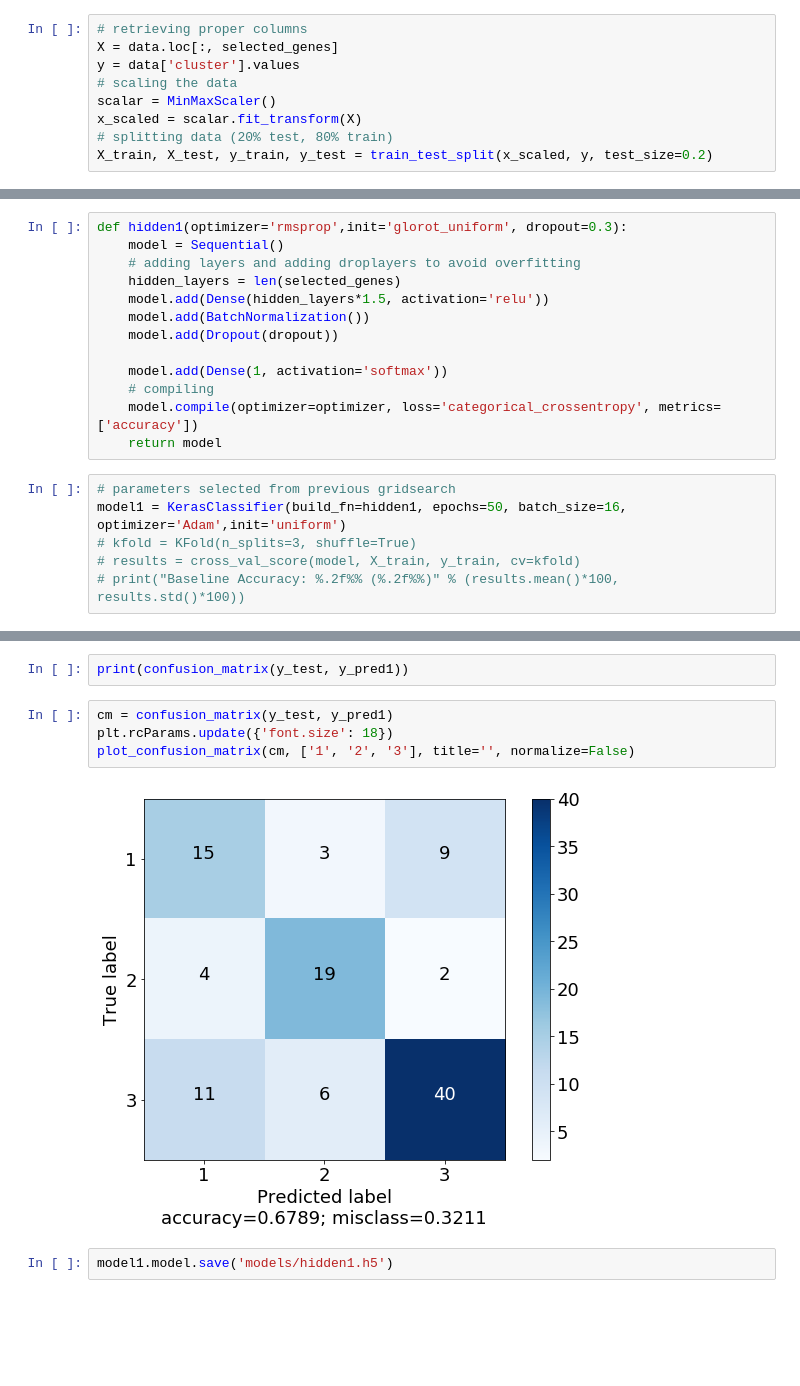
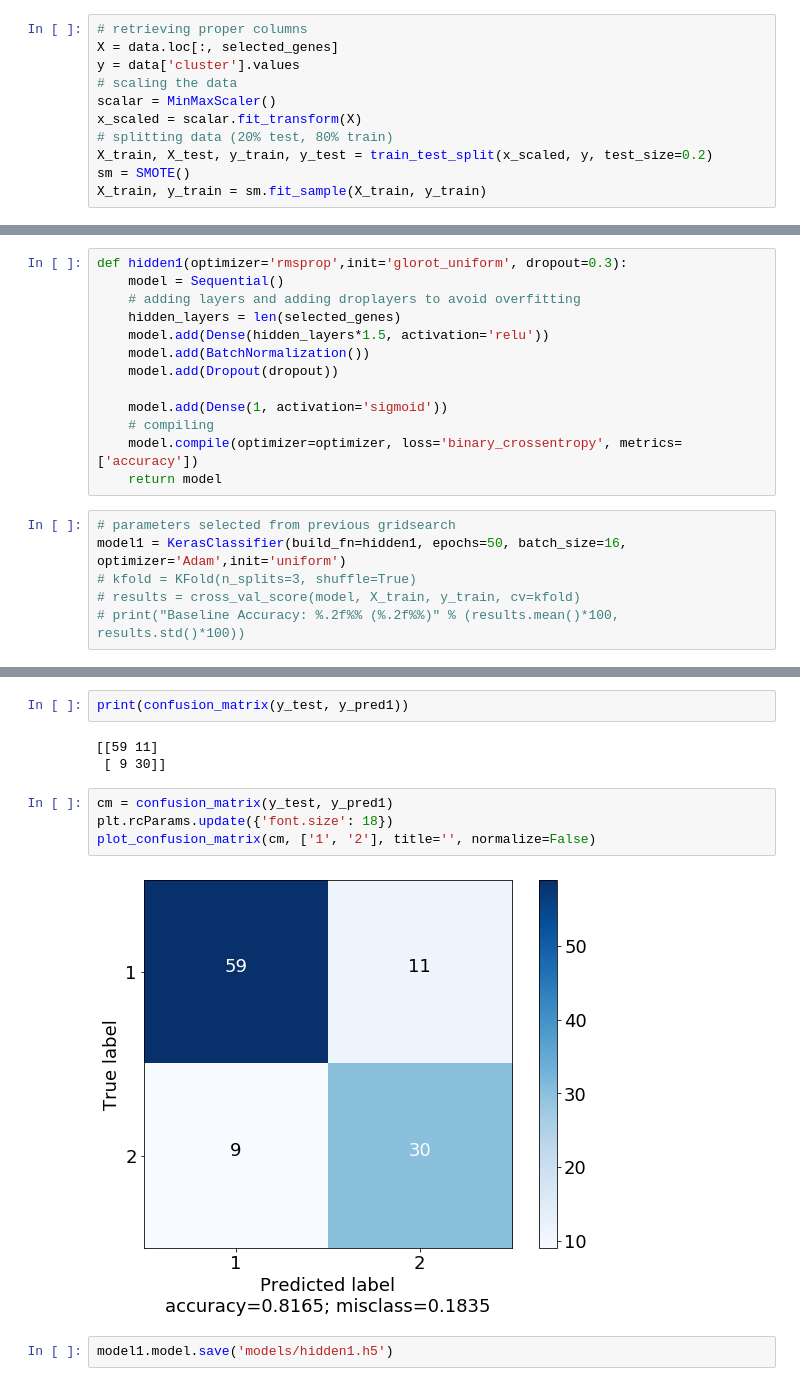
Before and after one commit to tig3r66/youreka_genes, a Jupyter notebook: best/layer_eval.ipynb, the cells around one changed output, grey strips where cells are left out. Saved outputs shown, nothing was run; the diff lists cells and outputs as text; blank space fills up the shorter version.

```diff
--- a/best/layer_eval.ipynb
+++ b/best/layer_eval.ipynb
@@ -41,6 +42,8 @@ scalar = MinMaxScaler()
 x_scaled = scalar.fit_transform(X)
 # splitting data (20% test, 80% train)
 X_train, X_test, y_train, y_test = train_test_split(x_scaled, y, test_size=0.2)
+sm = SMOTE()
+X_train, y_train = sm.fit_sample(X_train, y_train)
 # %% [markdown]
 # Confusion Matrix Plotting Function
 # %%
@@ -347,9 +348,9 @@ def hidden1(optimizer='rmsprop',init='glorot_uniform', dropout=0.3):
     model.add(BatchNormalization())
     model.add(Dropout(dropout))
 
-    model.add(Dense(1, activation='softmax'))
+    model.add(Dense(1, activation='sigmoid'))
     # compiling
-    model.compile(optimizer=optimizer, loss='categorical_crossentropy', metrics=['accuracy'])
+    model.compile(optimizer=optimizer, loss='binary_crossentropy', metrics=['accuracy'])
     return model
 # %%
 # parameters selected from previous gridsearch
@@ -365,10 +393,13 @@ print(classification_report(y_test, y_pred1))
 # %%
 print(confusion_matrix(y_test, y_pred1))
+# %% [output]
+[[59 11]
+ [ 9 30]]
 # %%
 cm = confusion_matrix(y_test, y_pred1)
 plt.rcParams.update({'font.size': 18})
-plot_confusion_matrix(cm, ['1', '2', '3'], title='', normalize=False)
+plot_confusion_matrix(cm, ['1', '2'], title='', normalize=False)
 # %% [output]
-[figure, old version]
+[figure, new version]
 # %%
 model1.model.save('models/hidden1.h5')
```
Also changed, not shown: parts of 19 cells of this notebook.
